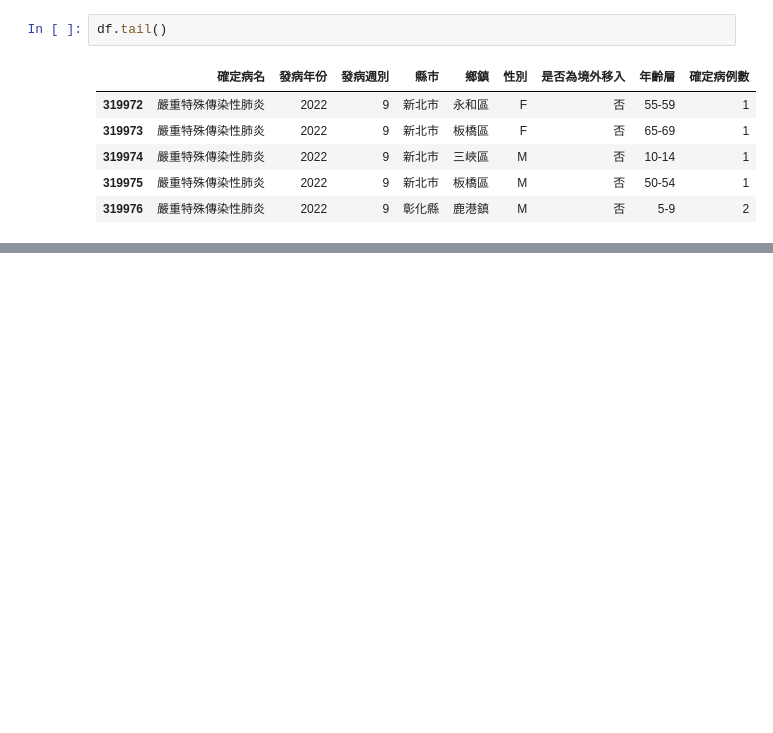
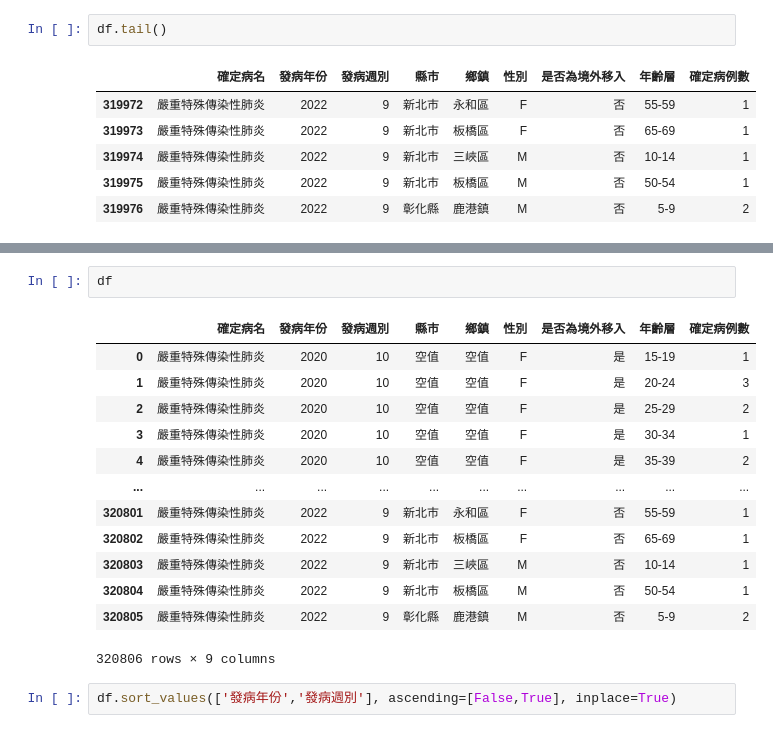
Before and after one commit to chihchao/pythonAssignment, a Jupyter notebook: pandas_covid19.ipynb, the cells around one changed output, grey strips where cells are left out. Drawn from its saved outputs; the diff is of its cells as text; blank space fills up the shorter version.

```diff
--- a/pandas_covid19.ipynb
+++ b/pandas_covid19.ipynb
@@ -27,0 +46,18 @@ df.tail()
+# %%
+df
+# %% [output]
+|  | 確定病名 | 發病年份 | 發病週別 | 縣市 | 鄉鎮 | 性別 | 是否為境外移入 | 年齡層 | 確定病例數 |
+| 0 | 嚴重特殊傳染性肺炎 | 2020 | 10 | 空值 | 空值 | F | 是 | 15-19 | 1 |
+| 1 | 嚴重特殊傳染性肺炎 | 2020 | 10 | 空值 | 空值 | F | 是 | 20-24 | 3 |
+| 2 | 嚴重特殊傳染性肺炎 | 2020 | 10 | 空值 | 空值 | F | 是 | 25-29 | 2 |
+| 3 | 嚴重特殊傳染性肺炎 | 2020 | 10 | 空值 | 空值 | F | 是 | 30-34 | 1 |
+| 4 | 嚴重特殊傳染性肺炎 | 2020 | 10 | 空值 | 空值 | F | 是 | 35-39 | 2 |
+| ... | ... | ... | ... | ... | ... | ... | ... | ... | ... |
+| 320801 | 嚴重特殊傳染性肺炎 | 2022 | 9 | 新北市 | 永和區 | F | 否 | 55-59 | 1 |
+| 320802 | 嚴重特殊傳染性肺炎 | 2022 | 9 | 新北市 | 板橋區 | F | 否 | 65-69 | 1 |
+| 320803 | 嚴重特殊傳染性肺炎 | 2022 | 9 | 新北市 | 三峽區 | M | 否 | 10-14 | 1 |
+| 320804 | 嚴重特殊傳染性肺炎 | 2022 | 9 | 新北市 | 板橋區 | M | 否 | 50-54 | 1 |
+| 320805 | 嚴重特殊傳染性肺炎 | 2022 | 9 | 彰化縣 | 鹿港鎮 | M | 否 | 5-9 | 2 |
+320806 rows × 9 columns
+# %%
+df.sort_values(['發病年份','發病週別'], ascending=[False,True], inplace=True)
```
Also changed, not shown: parts of 3 cells of this notebook.
